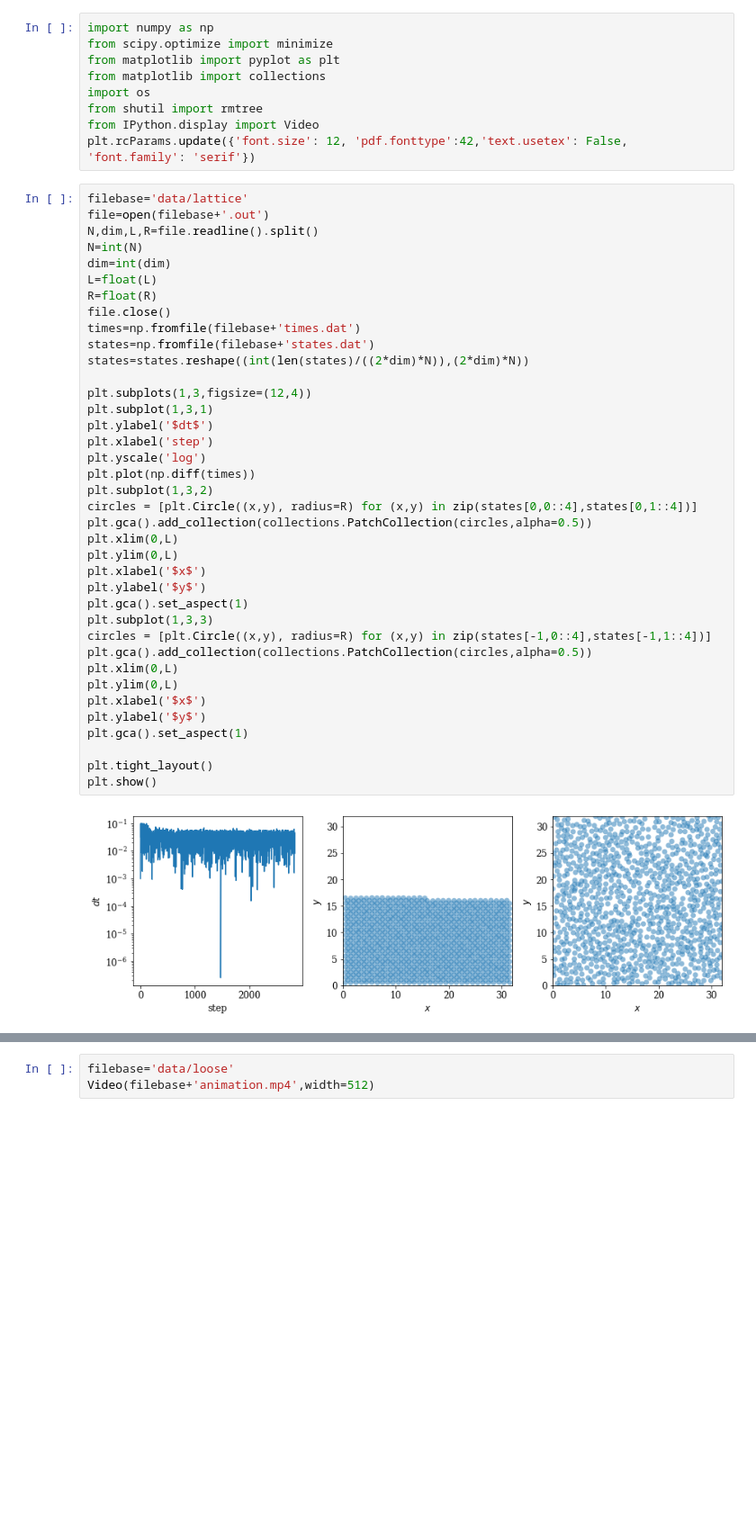
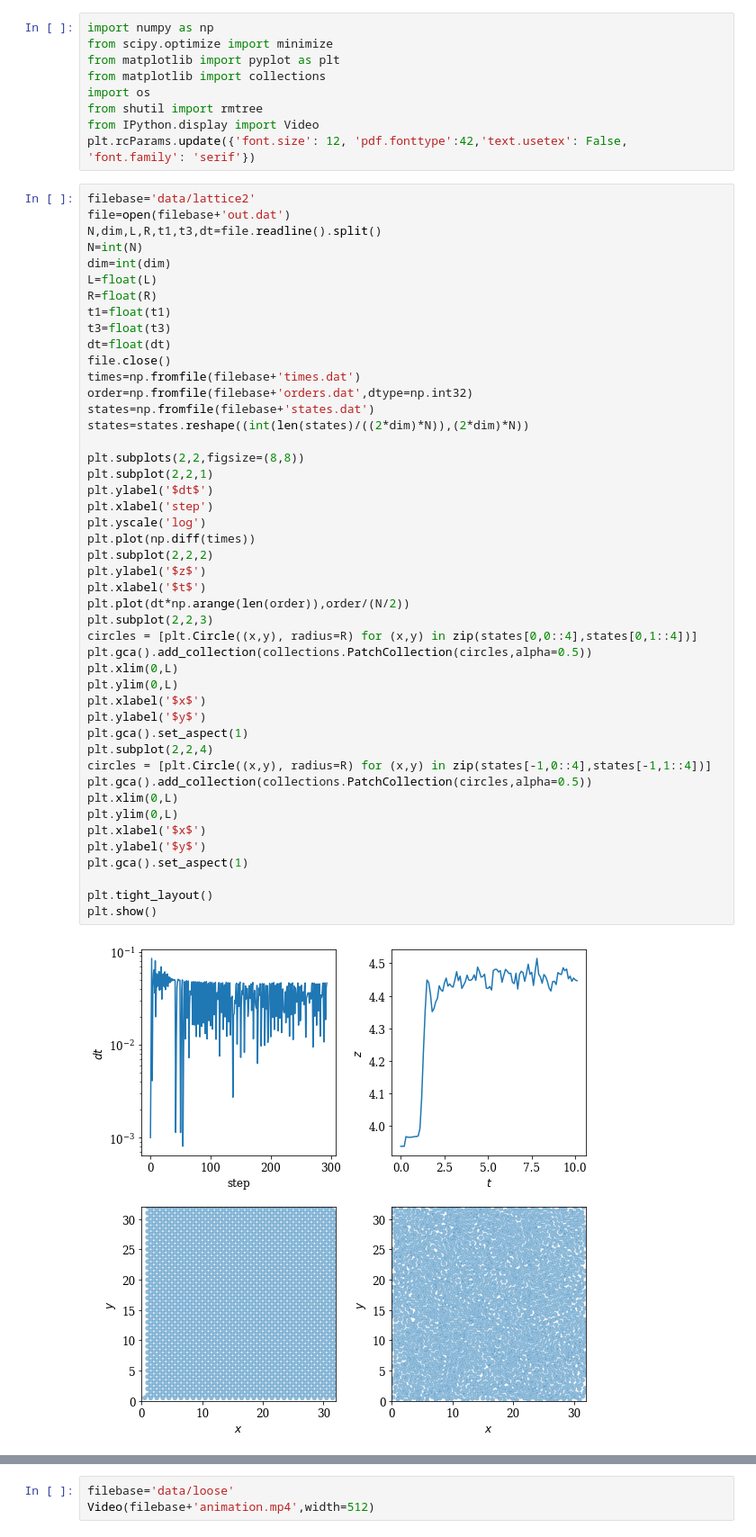
Before and after one commit to znicolaou/manybody, a Jupyter notebook: plot.ipynb, the cells around one changed output, grey strips where cells are left out. Shown at 90% size. Cells and saved outputs as stored; diff of their text form; blank space fills up the shorter version.

Commit message:
added data
Former-commit-id: 63836e7d8c0341711dc37861481a414ac235d365

```diff
--- a/plot.ipynb
+++ b/plot.ipynb
@@ -8,45 +8,53 @@ from shutil import rmtree
 from IPython.display import Video
 plt.rcParams.update({'font.size': 12, 'pdf.fonttype':42,'text.usetex': False, 'font.family': 'serif'})
 # %%
-filebase='data/lattice'
-file=open(filebase+'.out')
-N,dim,L,R=file.readline().split()
+filebase='data/lattice2'
+file=open(filebase+'out.dat')
+N,dim,L,R,t1,t3,dt=file.readline().split()
 N=int(N)
 dim=int(dim)
 L=float(L)
 R=float(R)
+t1=float(t1)
+t3=float(t3)
+dt=float(dt)
 file.close()
 times=np.fromfile(filebase+'times.dat')
+order=np.fromfile(filebase+'orders.dat',dtype=np.int32)
 states=np.fromfile(filebase+'states.dat')
 states=states.reshape((int(len(states)/((2*dim)*N)),(2*dim)*N))
 
-plt.subplots(1,3,figsize=(12,4))
-plt.subplot(1,3,1)
+plt.subplots(2,2,figsize=(8,8))
+plt.subplot(2,2,1)
 plt.ylabel('$dt$')
 plt.xlabel('step')
 plt.yscale('log')
 plt.plot(np.diff(times))
-plt.subplot(1,3,2)
+plt.subplot(2,2,2)
+plt.ylabel('$z$')
+plt.xlabel('$t$')
+plt.plot(dt*np.arange(len(order)),order/(N/2))
+plt.subplot(2,2,3)
 circles = [plt.Circle((x,y), radius=R) for (x,y) in zip(states[0,0::4],states[0,1::4])]
 plt.gca().add_collection(collections.PatchCollection(circles,alpha=0.5))
 plt.xlim(0,L)
 plt.ylim(0,L)
 plt.xlabel('$x$')
 plt.ylabel('$y$')
 plt.gca().set_aspect(1)
-plt.subplot(1,3,3)
+plt.subplot(2,2,4)
 circles = [plt.Circle((x,y), radius=R) for (x,y) in zip(states[-1,0::4],states[-1,1::4])]
 plt.gca().add_collection(collections.PatchCollection(circles,alpha=0.5))
 plt.xlim(0,L)
 plt.ylim(0,L)
 plt.xlabel('$x$')
 plt.ylabel('$y$')
 plt.gca().set_aspect(1)
 
 plt.tight_layout()
 plt.show()
 # %% [output]
-[figure, old version]
+[figure, new version]
 # %%
 skip=1
 if os.path.isdir(filebase+'animation'):
```
Also changed, not shown: parts of 4 cells of this notebook, 38 other files.
